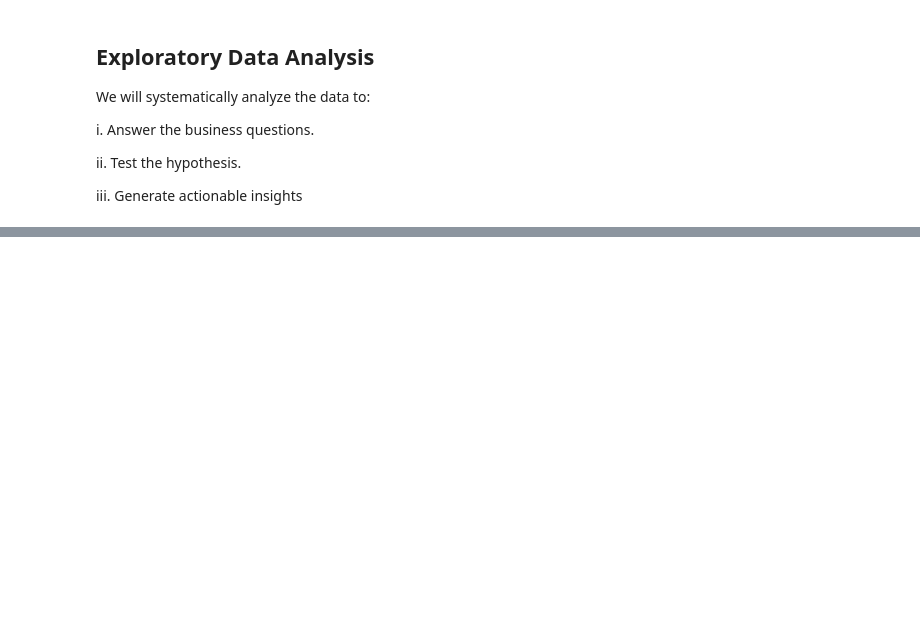
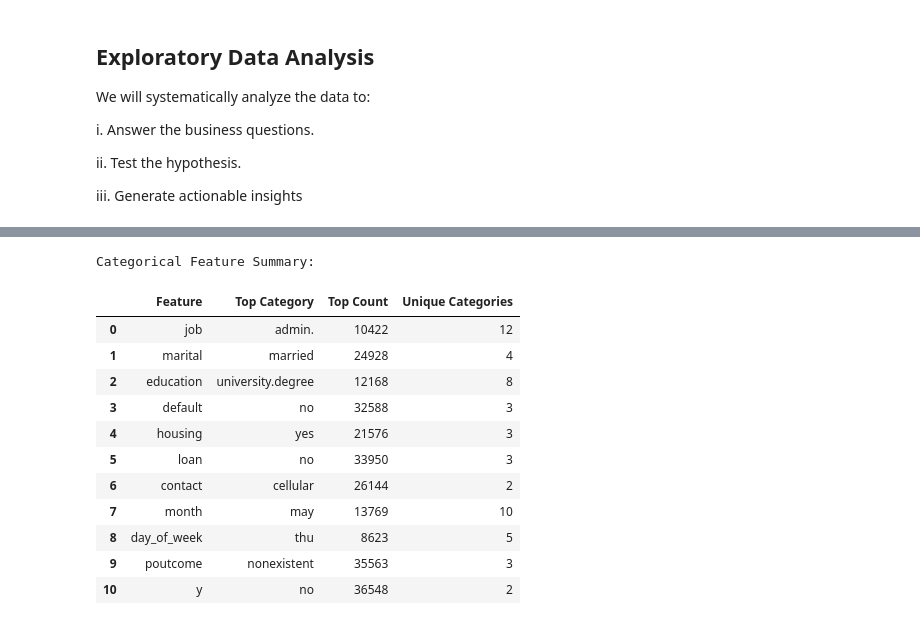
Before and after one commit to MillicentAgyir/Term-Deposit-Prediction-ML, a Jupyter notebook: Notebook/EDA.ipynb, the cells around one changed output, grey strips where cells are left out. Saved outputs shown, nothing was run; the diff lists cells and outputs as text; code cells hidden in the pictures; blank space fills up the shorter version.

```diff
--- a/Notebook/EDA.ipynb
+++ b/Notebook/EDA.ipynb
@@ -125,0 +174,17 @@ Interpretation of Visualizations:
+# %%
+print("\nCategorical Feature Summary:")
+categorical_df
+# %% [output]
+Categorical Feature Summary:
+|  | Feature | Top Category | Top Count | Unique Categories |
+| 0 | job | admin. | 10422 | 12 |
+| 1 | marital | married | 24928 | 4 |
+| 2 | education | university.degree | 12168 | 8 |
+| 3 | default | no | 32588 | 3 |
+| 4 | housing | yes | 21576 | 3 |
+| 5 | loan | no | 33950 | 3 |
+| 6 | contact | cellular | 26144 | 2 |
+| 7 | month | may | 13769 | 10 |
+| 8 | day_of_week | thu | 8623 | 5 |
+| 9 | poutcome | nonexistent | 35563 | 3 |
+| 10 | y | no | 36548 | 2 |
```
Also changed, not shown: parts of 8 cells of this notebook, 4 other files.
